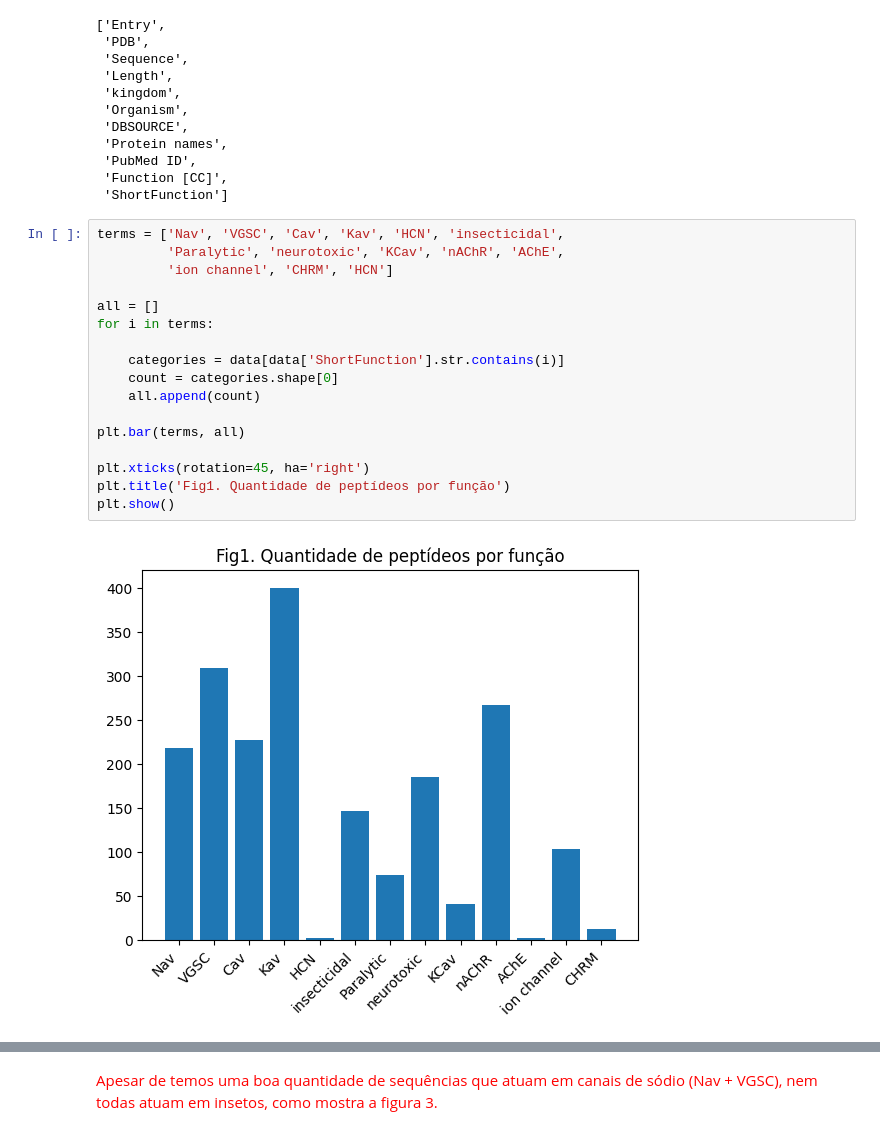
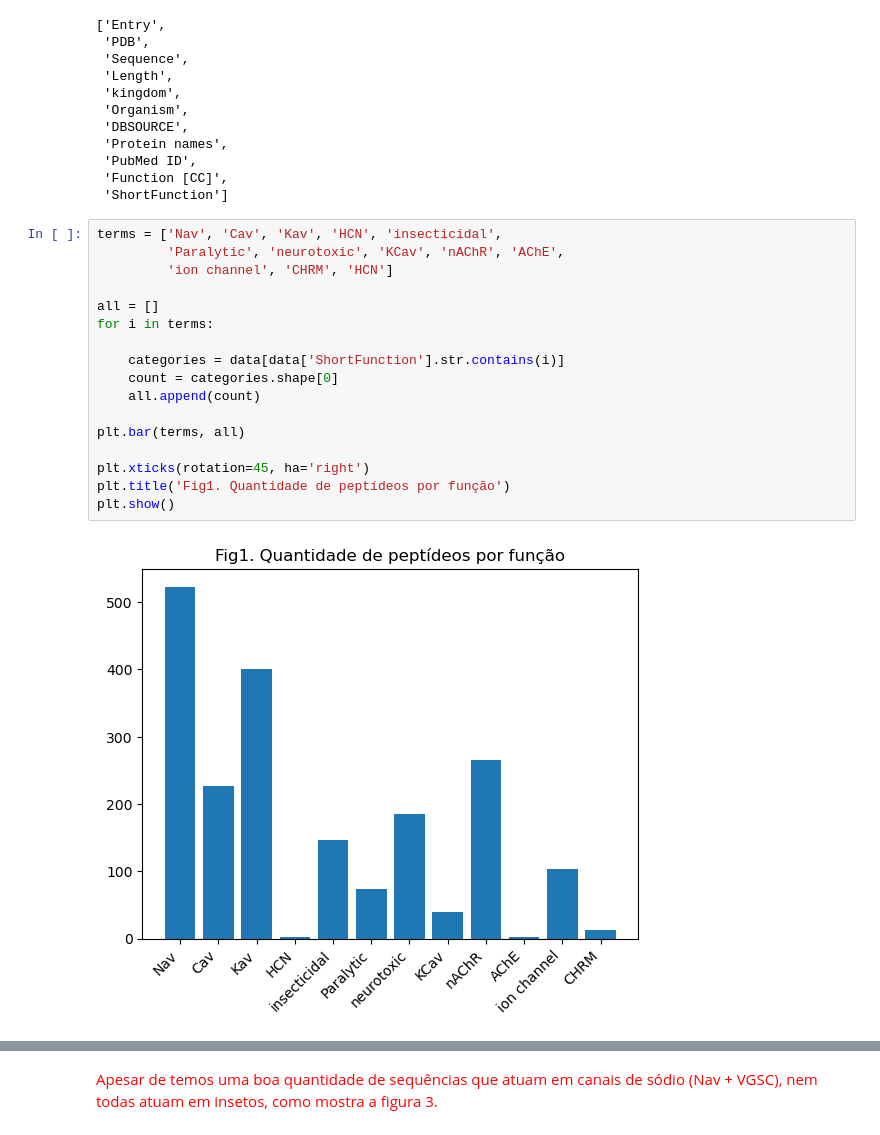
Before and after one commit to JailanSousa/pep_dataset, a Jupyter notebook: dataset_analysis.ipynb, the cells around one changed output, grey strips where cells are left out. Cells and saved outputs as stored; diff of their text form.

```diff
--- a/dataset_analysis.ipynb
+++ b/dataset_analysis.ipynb
@@ -40,24 +40,24 @@ Colunas:
  'Function [CC]',
  'ShortFunction']
 # %%
-terms = ['Nav', 'VGSC', 'Cav', 'Kav', 'HCN', 'insecticidal',
+terms = ['Nav', 'Cav', 'Kav', 'HCN', 'insecticidal',
          'Paralytic', 'neurotoxic', 'KCav', 'nAChR', 'AChE',
          'ion channel', 'CHRM', 'HCN']
 
 all = []
 for i in terms:
 
     categories = data[data['ShortFunction'].str.contains(i)]
     count = categories.shape[0]
     all.append(count)
 
 plt.bar(terms, all)
 
 plt.xticks(rotation=45, ha='right')
 plt.title('Fig1. Quantidade de peptídeos por função')
 plt.show()
 # %% [output]
-[figure, old version]
+[figure, new version]
 # %% [markdown]
 Legenda:<br />
 <b>Nav</b> = Ação em canais de sódio <br />
```
Also changed, not shown: parts of 8 cells of this notebook, 13 other files.
